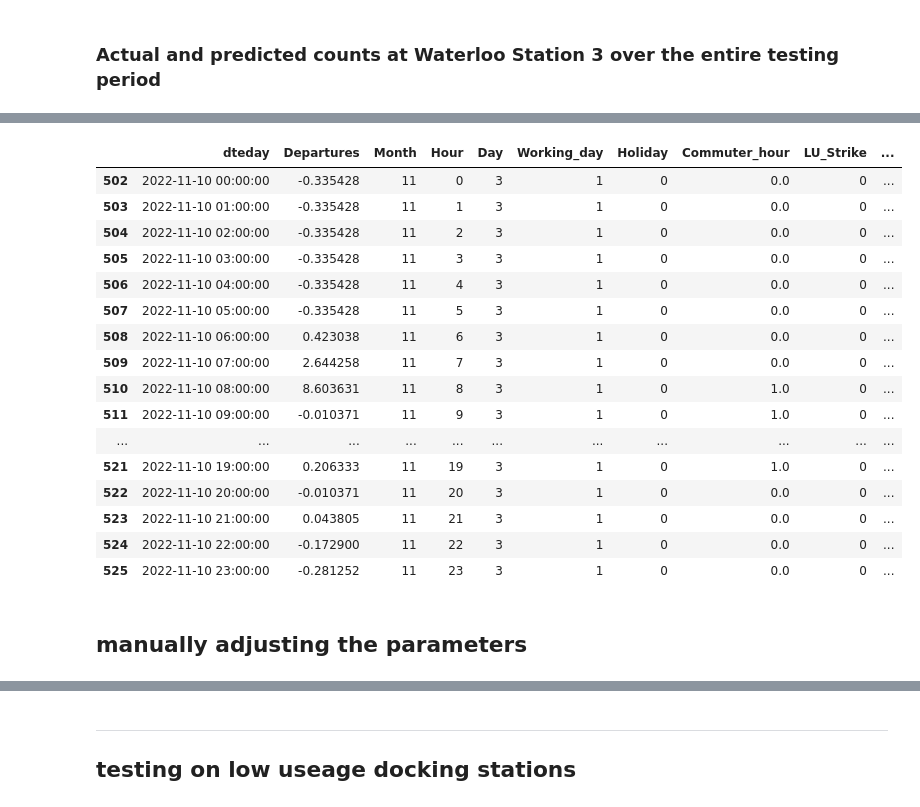
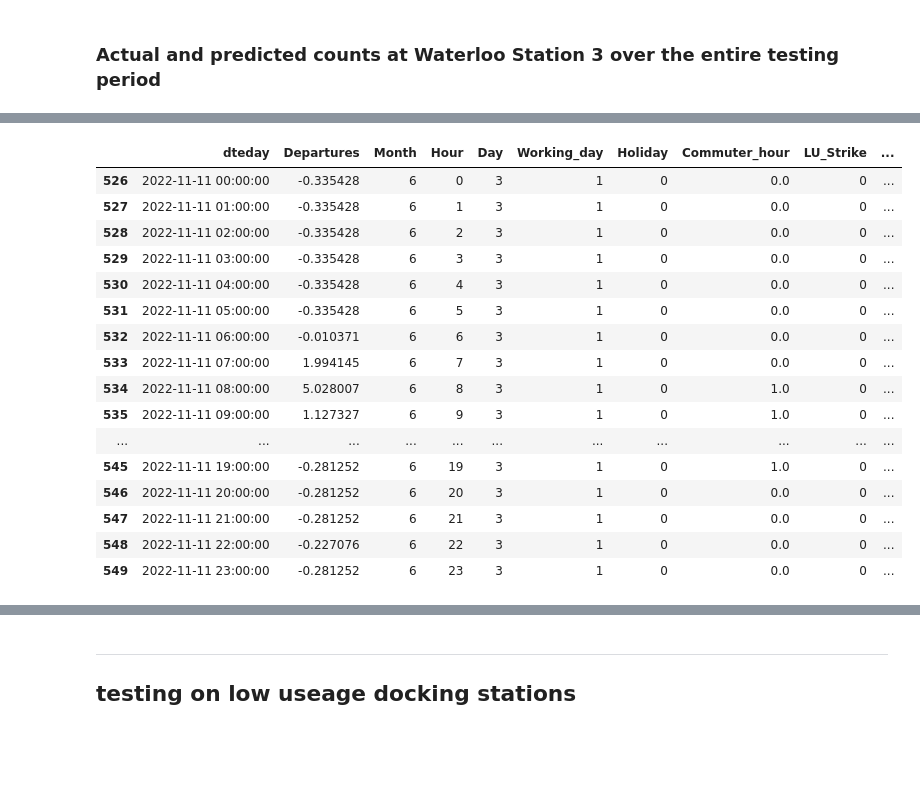
Before and after one commit to elrhmo/bike_sharing, a Jupyter notebook: analysis_lstm.ipynb, the cells around one changed output, grey strips where cells are left out. Drawn from its saved outputs; the diff is of its cells as text; code cells hidden in the pictures; blank space fills up the shorter version.

Commit message:
adjusting parameters for waterloo 3 ds

```diff
--- a/analysis_lstm.ipynb
+++ b/analysis_lstm.ipynb
@@ -1746,25 +1764,25 @@ test_set_drop_join
 # %%
-# Filter for the specific date
-original_data = test_set_drop_join[test_set_drop_join['dteday'].dt.date == pd.to_datetime('2022-11-10').date()]
+test_set_drop_join
+
+filter = test_set_drop_join[test_set_drop_join['dteday'].dt.date == pd.to_datetime('2022-11-11').date()]
+filter
+
+#original = filter
+# %% [output]
+|  | dteday | Departures | Month | Hour | Day | Working_day | Holiday | Commuter_hour | LU_Strike | ... |
+| 526 | 2022-11-11 00:00:00 | -0.335428 | 6 | 0 | 3 | 1 | 0 | 0.0 | 0 | ... |
+| 527 | 2022-11-11 01:00:00 | -0.335428 | 6 | 1 | 3 | 1 | 0 | 0.0 | 0 | ... |
+| 528 | 2022-11-11 02:00:00 | -0.335428 | 6 | 2 | 3 | 1 | 0 | 0.0 | 0 | ... |
+| 529 | 2022-11-11 03:00:00 | -0.335428 | 6 | 3 | 3 | 1 | 0 | 0.0 | 0 | ... |
+| 530 | 2022-11-11 04:00:00 | -0.335428 | 6 | 4 | 3 | 1 | 0 | 0.0 | 0 | ... |
+| 531 | 2022-11-11 05:00:00 | -0.335428 | 6 | 5 | 3 | 1 | 0 | 0.0 | 0 | ... |
+| 532 | 2022-11-11 06:00:00 | -0.010371 | 6 | 6 | 3 | 1 | 0 | 0.0 | 0 | ... |
+| 533 | 2022-11-11 07:00:00 | 1.994145 | 6 | 7 | 3 | 1 | 0 | 0.0 | 0 | ... |
+| 534 | 2022-11-11 08:00:00 | 5.028007 | 6 | 8 | 3 | 1 | 0 | 1.0 | 0 | ... |
+| 535 | 2022-11-11 09:00:00 | 1.127327 | 6 | 9 | 3 | 1 | 0 | 1.0 | 0 | ... |
+| ... | ... | ... | ... | ... | ... | ... | ... | ... | ... | ... |
+| 545 | 2022-11-11 19:00:00 | -0.281252 | 6 | 19 | 3 | 1 | 0 | 1.0 | 0 | ... |
+| 546 | 2022-11-11 20:00:00 | -0.281252 | 6 | 20 | 3 | 1 | 0 | 0.0 | 0 | ... |
+| 547 | 2022-11-11 21:00:00 | -0.281252 | 6 | 21 | 3 | 1 | 0 | 0.0 | 0 | ... |
+| 548 | 2022-11-11 22:00:00 | -0.227076 | 6 | 22 | 3 | 1 | 0 | 0.0 | 0 | ... |
+| 549 | 2022-11-11 23:00:00 | -0.281252 | 6 | 23 | 3 | 1 | 0 | 0.0 | 0 | ... |
-# %%
-original_data
-# %% [output]
-|  | dteday | Departures | Month | Hour | Day | Working_day | Holiday | Commuter_hour | LU_Strike | ... |
-| 502 | 2022-11-10 00:00:00 | -0.335428 | 11 | 0 | 3 | 1 | 0 | 0.0 | 0 | ... |
-| 503 | 2022-11-10 01:00:00 | -0.335428 | 11 | 1 | 3 | 1 | 0 | 0.0 | 0 | ... |
-| 504 | 2022-11-10 02:00:00 | -0.335428 | 11 | 2 | 3 | 1 | 0 | 0.0 | 0 | ... |
-| 505 | 2022-11-10 03:00:00 | -0.335428 | 11 | 3 | 3 | 1 | 0 | 0.0 | 0 | ... |
-| 506 | 2022-11-10 04:00:00 | -0.335428 | 11 | 4 | 3 | 1 | 0 | 0.0 | 0 | ... |
-| 507 | 2022-11-10 05:00:00 | -0.335428 | 11 | 5 | 3 | 1 | 0 | 0.0 | 0 | ... |
-| 508 | 2022-11-10 06:00:00 | 0.423038 | 11 | 6 | 3 | 1 | 0 | 0.0 | 0 | ... |
-| 509 | 2022-11-10 07:00:00 | 2.644258 | 11 | 7 | 3 | 1 | 0 | 0.0 | 0 | ... |
-| 510 | 2022-11-10 08:00:00 | 8.603631 | 11 | 8 | 3 | 1 | 0 | 1.0 | 0 | ... |
-| 511 | 2022-11-10 09:00:00 | -0.010371 | 11 | 9 | 3 | 1 | 0 | 1.0 | 0 | ... |
-| ... | ... | ... | ... | ... | ... | ... | ... | ... | ... | ... |
-| 521 | 2022-11-10 19:00:00 | 0.206333 | 11 | 19 | 3 | 1 | 0 | 1.0 | 0 | ... |
-| 522 | 2022-11-10 20:00:00 | -0.010371 | 11 | 20 | 3 | 1 | 0 | 0.0 | 0 | ... |
-| 523 | 2022-11-10 21:00:00 | 0.043805 | 11 | 21 | 3 | 1 | 0 | 0.0 | 0 | ... |
-| 524 | 2022-11-10 22:00:00 | -0.172900 | 11 | 22 | 3 | 1 | 0 | 0.0 | 0 | ... |
-| 525 | 2022-11-10 23:00:00 | -0.281252 | 11 | 23 | 3 | 1 | 0 | 0.0 | 0 | ... |
-# %% [markdown]
-## manually adjusting the parameters
```
Also changed, not shown: parts of 15 cells of this notebook.
